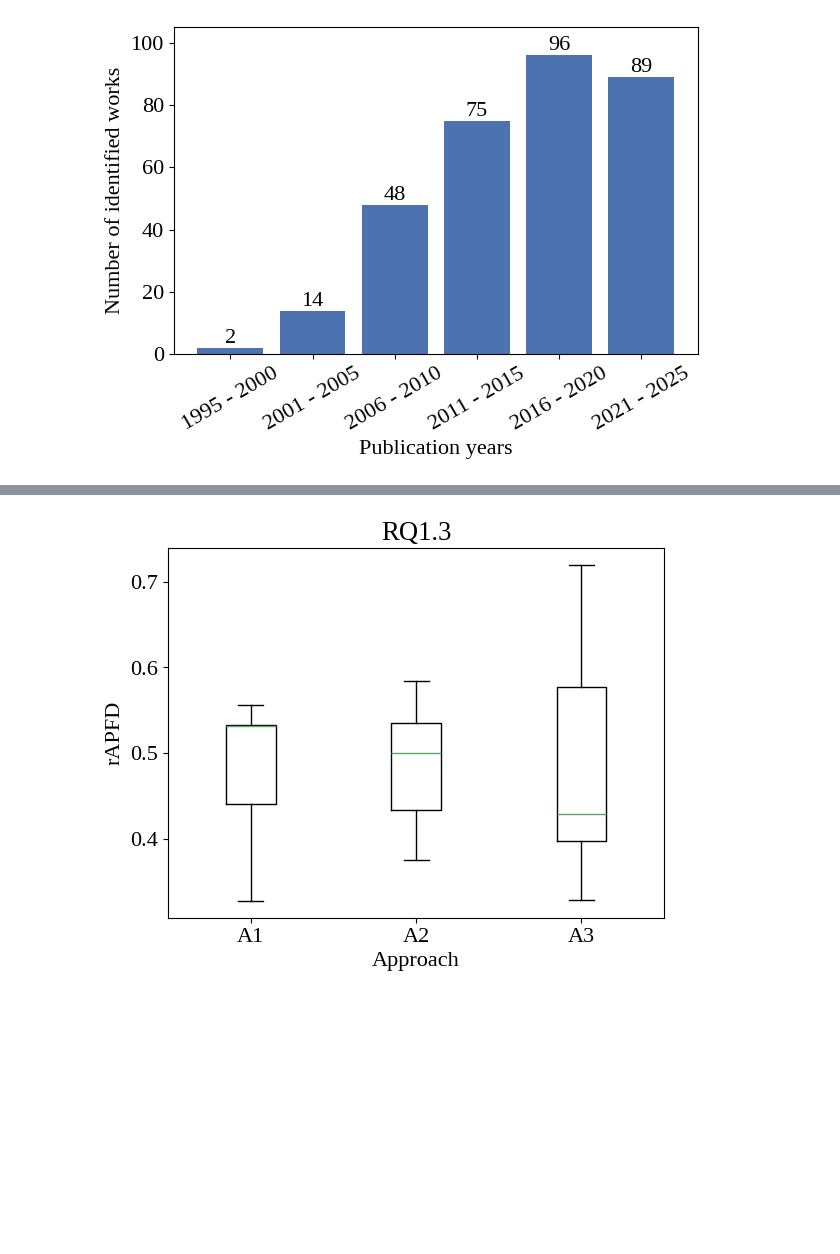
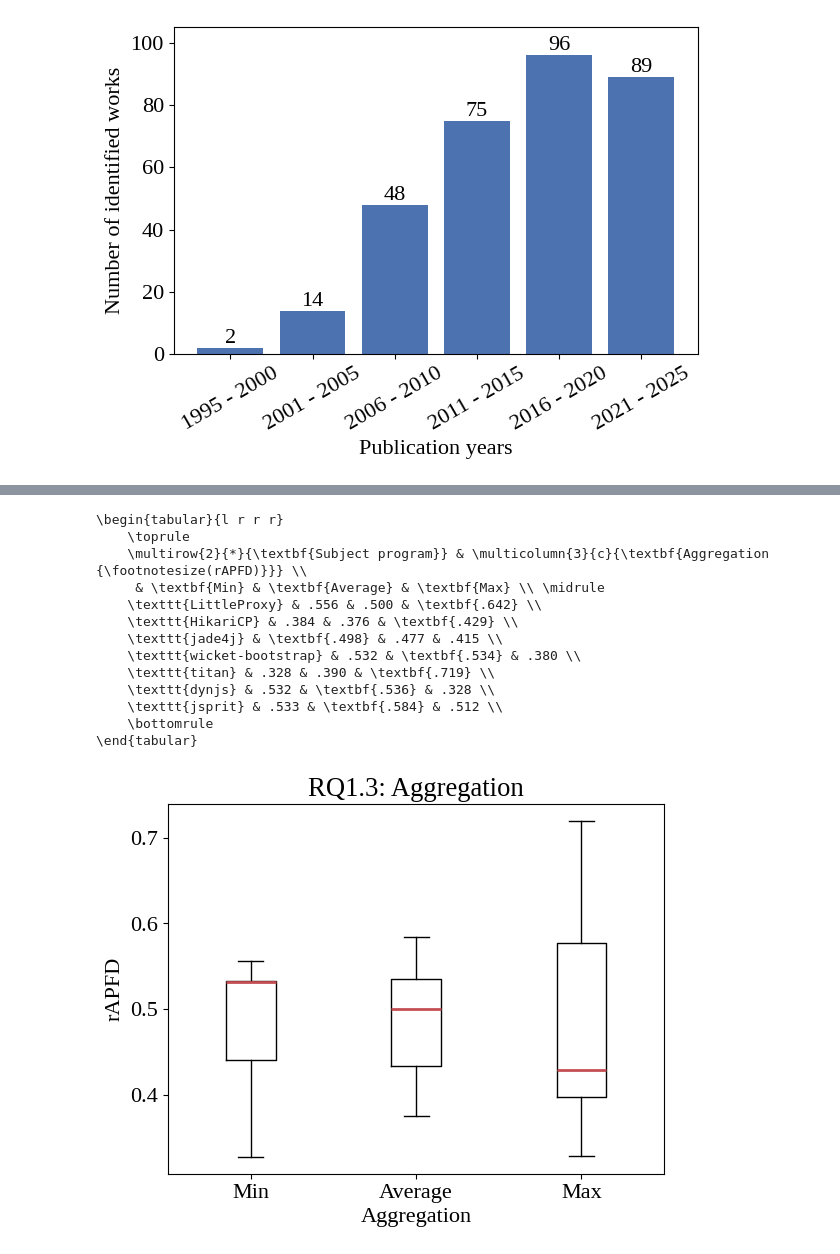
Before and after one commit to LechMadeyski/MSc25TomaszChojnacki, a Jupyter notebook: figures/figures.ipynb, the cells around one changed output, grey strips where cells are left out. Saved outputs shown, nothing was run; the diff lists cells and outputs as text; code cells hidden in the pictures; blank space fills up the shorter version.

```diff
--- a/figures/figures.ipynb
+++ b/figures/figures.ipynb
@@ -1,7 +1,11 @@
 # %%
+from collections.abc import Sequence
 import json
 from pathlib import Path
+
 import matplotlib.pyplot as plt
+
+EPSILON = 1e-3
 
 plt.style.use("seaborn-v0_8-deep")
 plt.rcParams["font.family"] = "serif"
@@ -39,12 +146,10 @@ plt.savefig("./out/rq11.pdf")
 # %%
-with Path.open("../tcp-framework/out/rq12.json", "r") as f:
-    rq = json.load(f)
-values = [[sum(ds[ai]) / len(ds[ai]) for ds in rq.values()] for ai in range(2)]
-plt.clf()
-plt.title("RQ1.2")
-plt.xlabel("Approach")
-plt.ylabel("rAPFD")
-# plt.ylim(bottom=0.0, top=1.0)
-plt.boxplot(values, tick_labels=["A1", "A2"])
-plt.savefig("./out/rq12.pdf")
+rq(
+    input="rq12",
+    ais=range(2),
+    title="RQ1.2: Distance",
+    xlabel="Distance",
+    ylabel="rAPFD",
+    tlabel=["Manhattan", "Euclidean"]
+)
 # %% [output]
@@ -52,13 +170,24 @@ plt.savefig("./out/rq12.pdf")
 # %%
-with Path.open("../tcp-framework/out/rq13.json", "r") as f:
-    rq = json.load(f)
-values = [[sum(ds[ai]) / len(ds[ai]) for ds in rq.values()] for ai in range(3)]
-plt.clf()
-plt.title("RQ1.3")
-plt.xlabel("Approach")
-plt.ylabel("rAPFD")
-# plt.ylim(bottom=0.0, top=1.0)
-plt.boxplot(values, tick_labels=["A1", "A2", "A3"])
-plt.savefig("./out/rq13.pdf")
+rq(
+    input="rq13",
+    ais=range(3),
+    title="RQ1.3: Aggregation",
+    xlabel="Aggregation",
+    ylabel="rAPFD",
+    tlabel=["Min", "Average", "Max"]
+)
 # %% [output]
+\begin{tabular}{l r r r}
+    \toprule
+    \multirow{2}{*}{\textbf{Subject program}} & \multicolumn{3}{c}{\textbf{Aggregation {\footnotesize(rAPFD)}}} \\
+     & \textbf{Min} & \textbf{Average} & \textbf{Max} \\ \midrule
+    \texttt{LittleProxy} & .556 & .500 & \textbf{.642} \\
+    \texttt{HikariCP} & .384 & .376 & \textbf{.429} \\
+    \texttt{jade4j} & \textbf{.498} & .477 & .415 \\
+    \texttt{wicket-bootstrap} & .532 & \textbf{.534} & .380 \\
+    \texttt{titan} & .328 & .390 & \textbf{.719} \\
+    \texttt{dynjs} & .532 & \textbf{.536} & .328 \\
+    \texttt{jsprit} & .533 & \textbf{.584} & .512 \\
+    \bottomrule
+\end{tabular}
-[figure, old version]
+[figure, new version]
```
Also changed, not shown: parts of 7 cells of this notebook, 13 other files.
